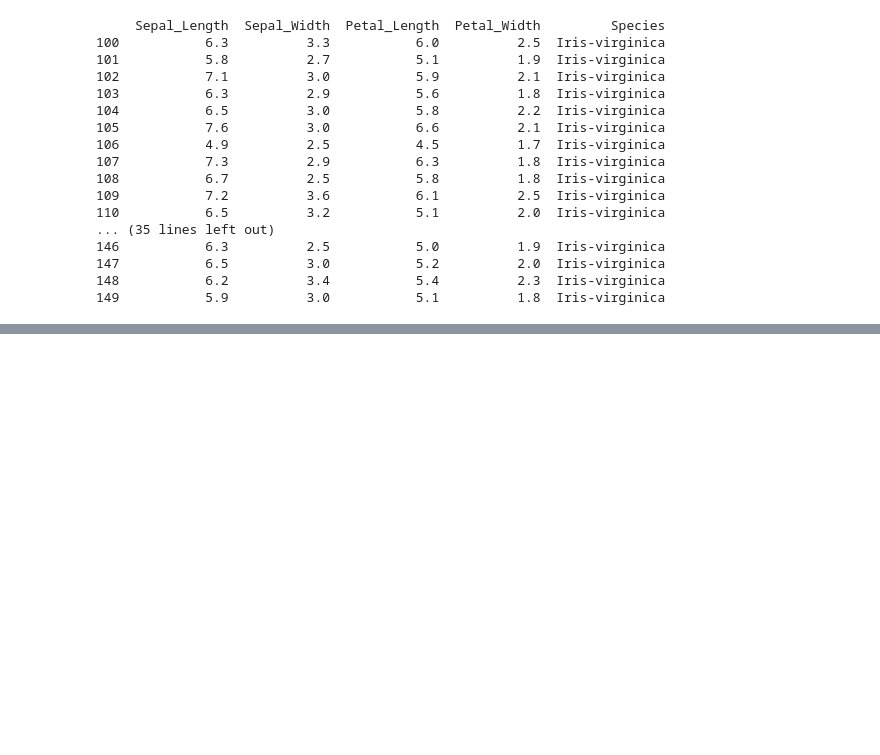
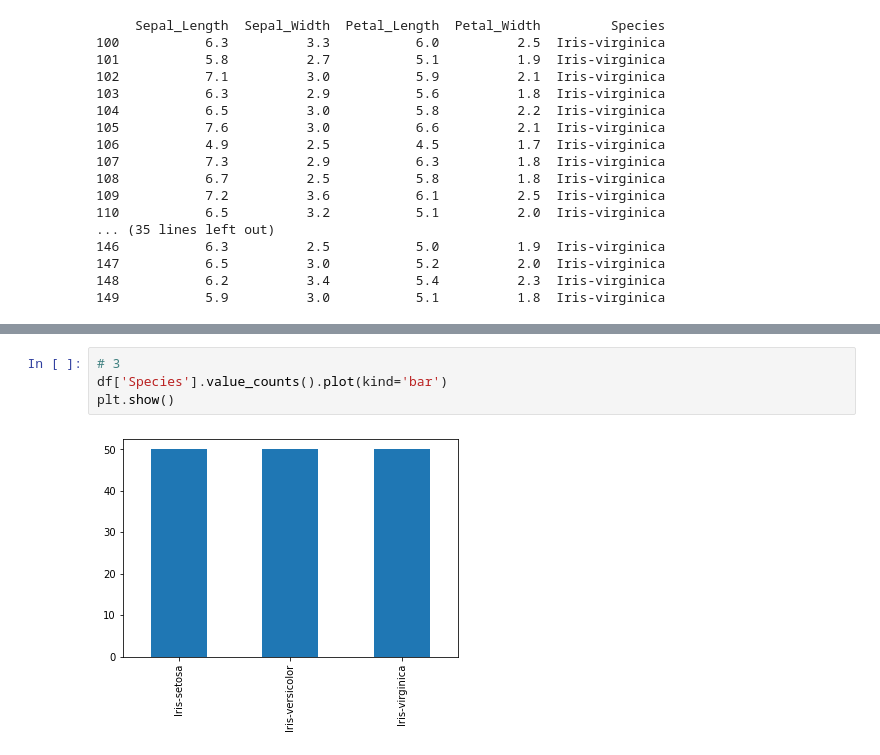
Before and after one commit to hhshanto/Bioimage-Analysis-and-Extended-Phenotyping, a Jupyter notebook: Exercise/Exercise 2.ipynb, the cells around one changed output, grey strips where cells are left out. Saved outputs shown, nothing was run; the diff lists cells and outputs as text; blank space fills up the shorter version.

```diff
--- a/Exercise/Exercise 2.ipynb
+++ b/Exercise/Exercise 2.ipynb
@@ -137,0 +166,6 @@ print(virginica_data)
+# %%
+# 3
+df['Species'].value_counts().plot(kind='bar')
+plt.show()
+# %% [output]
+[figure, added]
```
Also changed, not shown: parts of 13 cells of this notebook, 2 other files.
